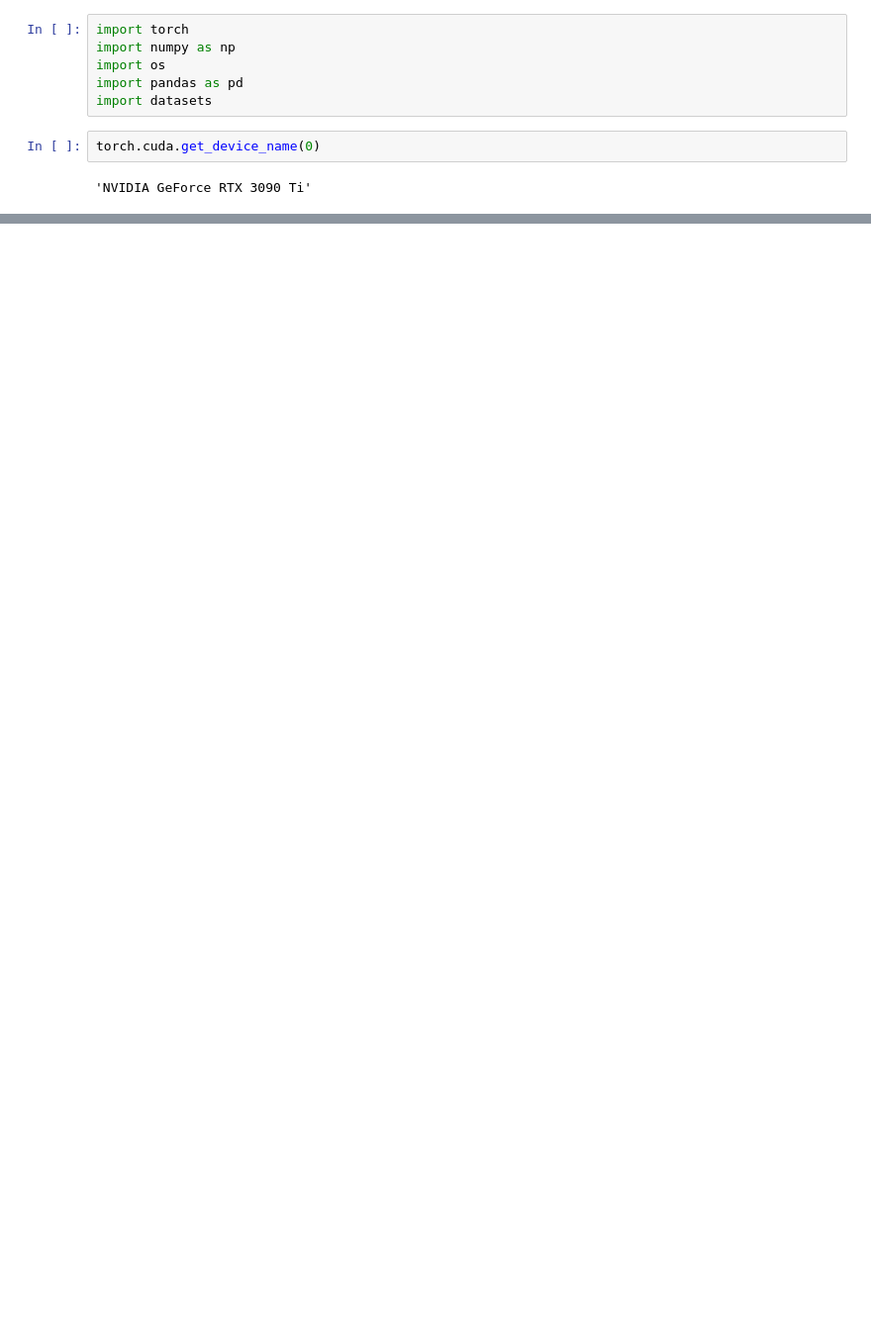
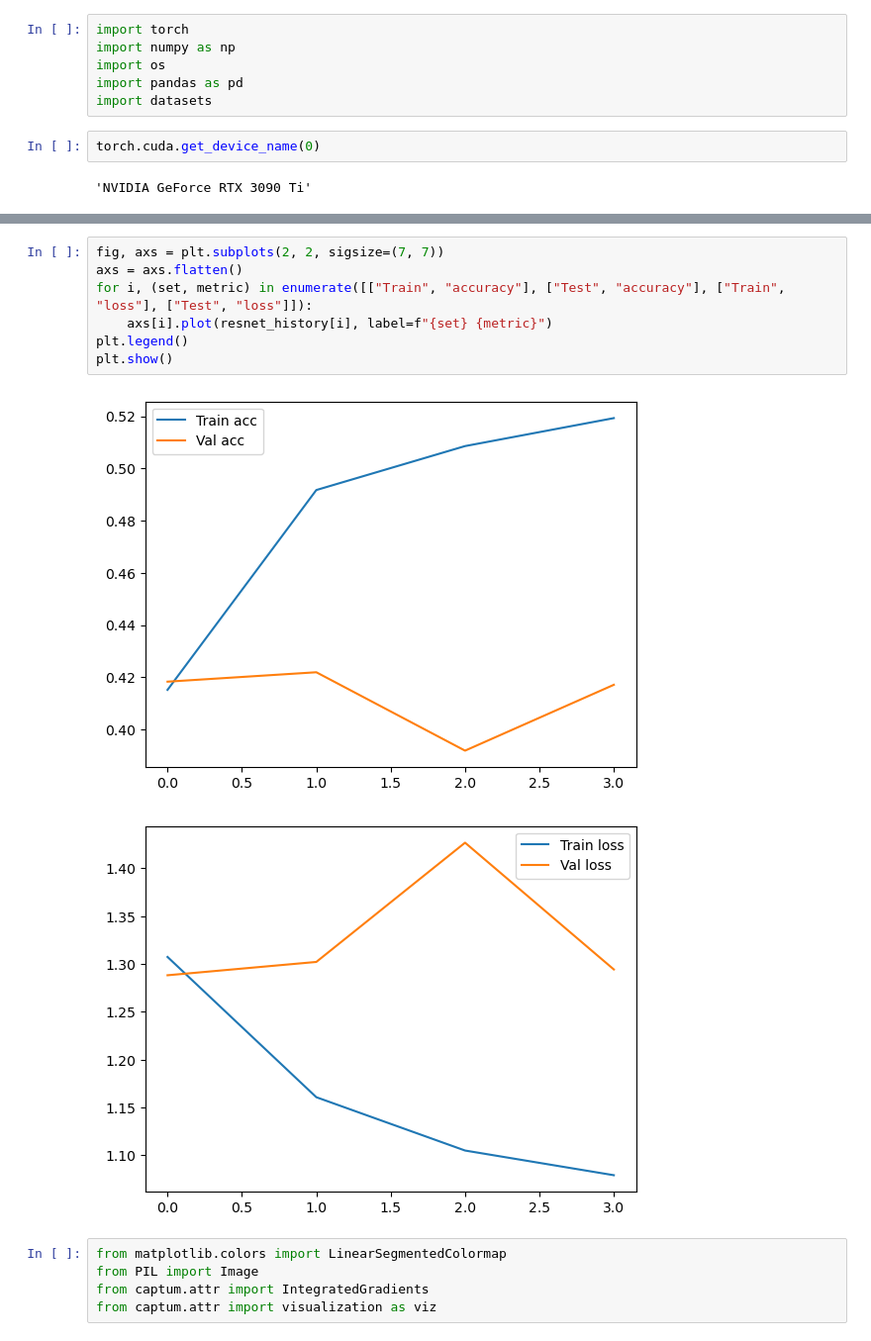
Before and after one commit to h3llow/Pose-Estimation-Tutorial, a Jupyter notebook: project1/pt.ipynb, the cells around one changed output, grey strips where cells are left out. Shown at 99% size. Cells and saved outputs as stored; diff of their text form; blank space fills up the shorter version.

```diff
--- a/project1/pt.ipynb
+++ b/project1/pt.ipynb
@@ -236,0 +183,15 @@ plt.show()
+# %%
+fig, axs = plt.subplots(2, 2, sigsize=(7, 7))
+axs = axs.flatten()
+for i, (set, metric) in enumerate([["Train", "accuracy"], ["Test", "accuracy"], ["Train", "loss"], ["Test", "loss"]]):
+    axs[i].plot(resnet_history[i], label=f"{set} {metric}")
+plt.legend()
+plt.show()
+# %% [output]
+[figure, added]
+[figure, added]
+# %%
+from matplotlib.colors import LinearSegmentedColormap
+from PIL import Image
+from captum.attr import IntegratedGradients
+from captum.attr import visualization as viz
```
Also changed, not shown: parts of 13 cells of this notebook, 5 other files.
